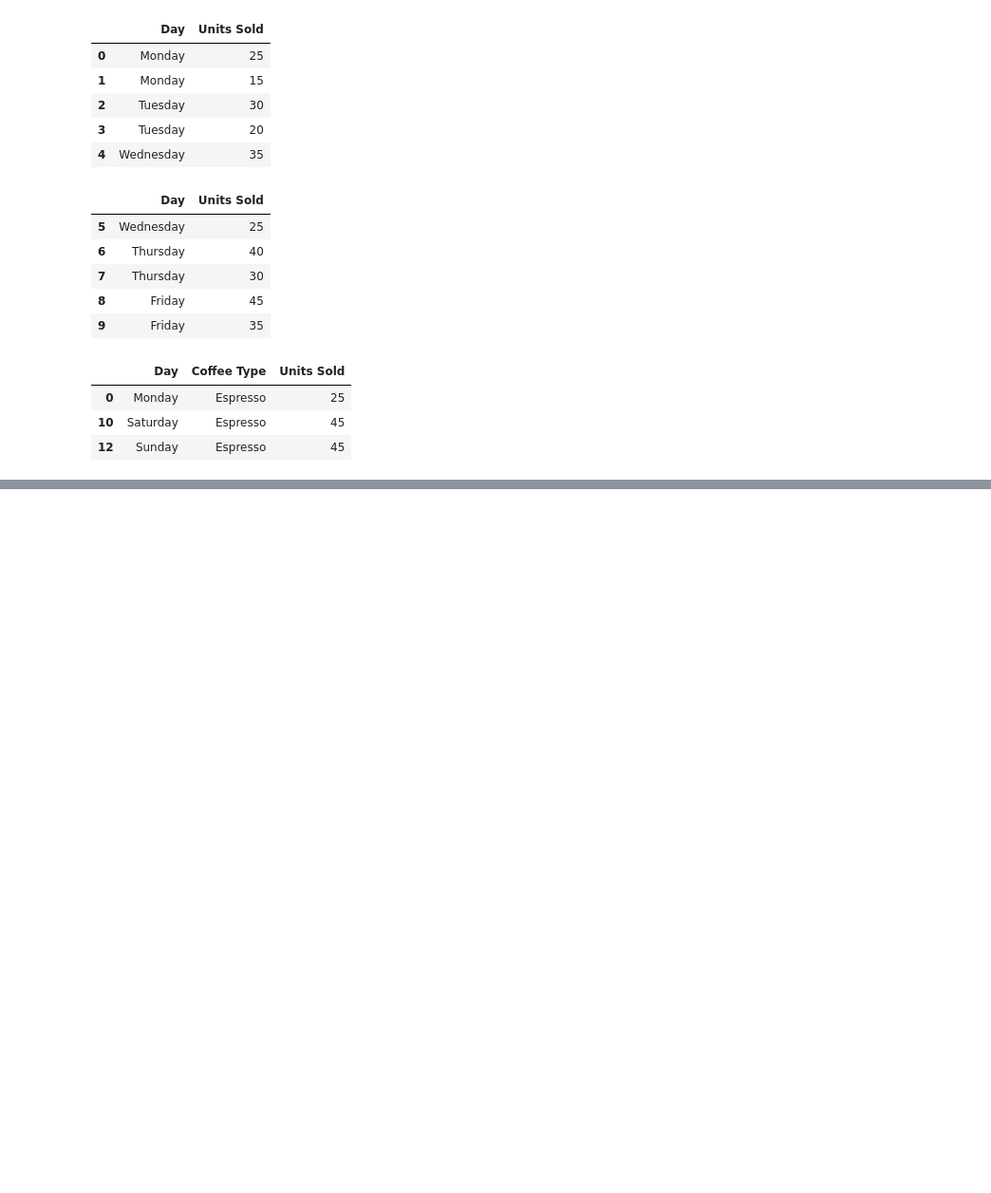
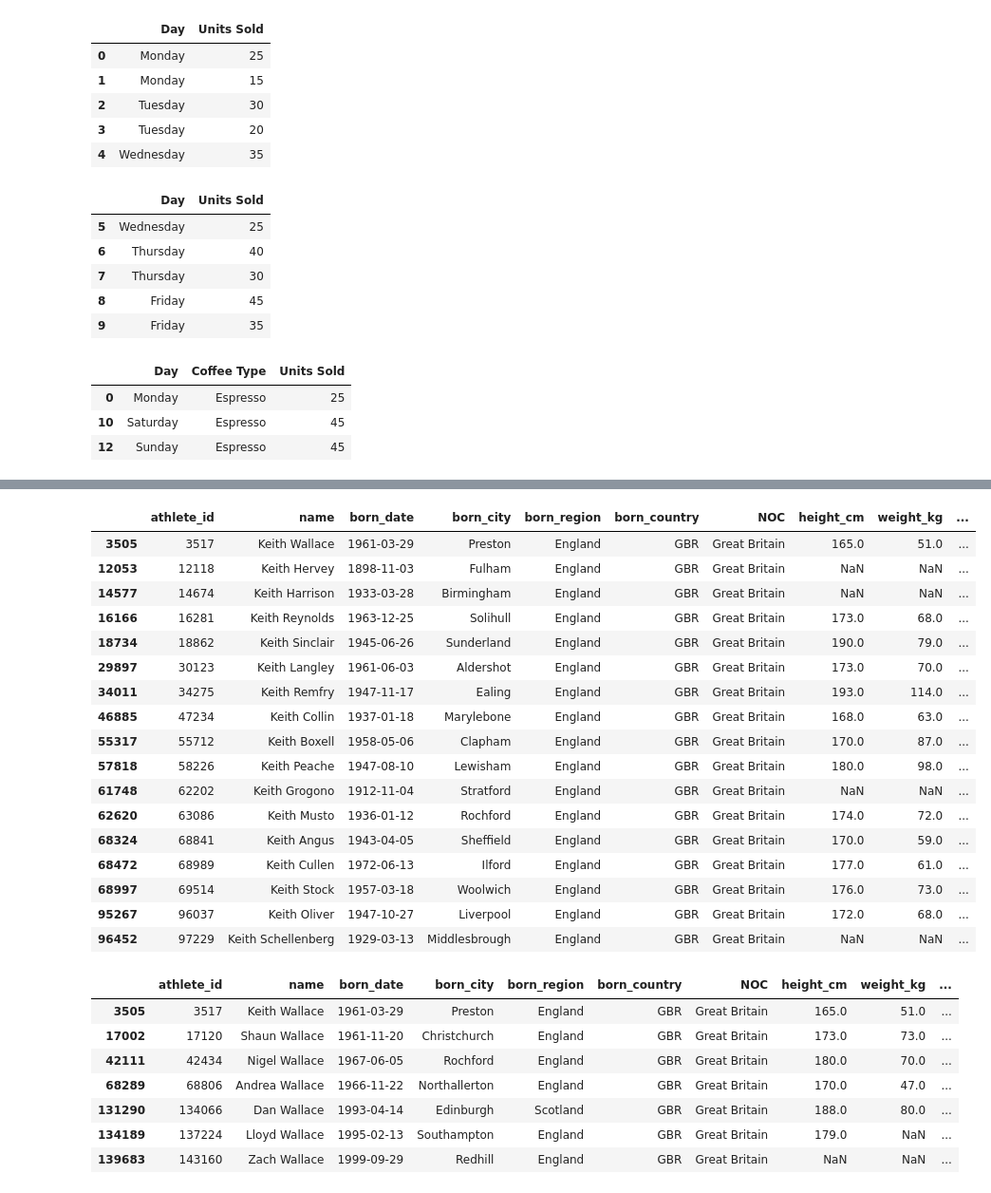
Before and after one commit to TsabitulAz/Pandas-Tutorial, a Jupyter notebook: warmup.ipynb, the cells around one changed output, grey strips where cells are left out. Shown at 95% size. Drawn from its saved outputs; the diff is of its cells as text; code cells hidden in the pictures; blank space fills up the shorter version.

Commit message:
Continued in the file warmup2.ipynb (start by adding or removing columns)

```diff
--- a/warmup.ipynb
+++ b/warmup.ipynb
@@ -200,0 +423,34 @@ coffee.loc[[0,10,12]]
+# %%
+#isin method n startswith() -> startswith : digunakan untuk mencari string tertentu yg diawali dengan teks tertentu
+bios[bios['born_country'].isin(['GBR', 'GER']) & bios['name'].str.lower().str.startswith('keith')]
+
+#penggunaan str.endswith()
+bios[bios['born_country'].isin(['GBR', 'GER']) & bios['name'].str.lower().str.endswith('wallace')]
+#str.lower() -> mengubah string yg berada dalam series menjadi huruf kecil semua, lalu dicocokkan
+# %% [output]
+|  | athlete_id | name | born_date | born_city | born_region | born_country | NOC | height_cm | weight_kg | ... |
+| 3505 | 3517 | Keith Wallace | 1961-03-29 | Preston | England | GBR | Great Britain | 165.0 | 51.0 | ... |
+| 12053 | 12118 | Keith Hervey | 1898-11-03 | Fulham | England | GBR | Great Britain | NaN | NaN | ... |
+| 14577 | 14674 | Keith Harrison | 1933-03-28 | Birmingham | England | GBR | Great Britain | NaN | NaN | ... |
+| 16166 | 16281 | Keith Reynolds | 1963-12-25 | Solihull | England | GBR | Great Britain | 173.0 | 68.0 | ... |
+| 18734 | 18862 | Keith Sinclair | 1945-06-26 | Sunderland | England | GBR | Great Britain | 190.0 | 79.0 | ... |
+| 29897 | 30123 | Keith Langley | 1961-06-03 | Aldershot | England | GBR | Great Britain | 173.0 | 70.0 | ... |
+| 34011 | 34275 | Keith Remfry | 1947-11-17 | Ealing | England | GBR | Great Britain | 193.0 | 114.0 | ... |
+| 46885 | 47234 | Keith Collin | 1937-01-18 | Marylebone | England | GBR | Great Britain | 168.0 | 63.0 | ... |
+| 55317 | 55712 | Keith Boxell | 1958-05-06 | Clapham | England | GBR | Great Britain | 170.0 | 87.0 | ... |
+| 57818 | 58226 | Keith Peache | 1947-08-10 | Lewisham | England | GBR | Great Britain | 180.0 | 98.0 | ... |
+| 61748 | 62202 | Keith Grogono | 1912-11-04 | Stratford | England | GBR | Great Britain | NaN | NaN | ... |
+| 62620 | 63086 | Keith Musto | 1936-01-12 | Rochford | England | GBR | Great Britain | 174.0 | 72.0 | ... |
+| 68324 | 68841 | Keith Angus | 1943-04-05 | Sheffield | England | GBR | Great Britain | 170.0 | 59.0 | ... |
+| 68472 | 68989 | Keith Cullen | 1972-06-13 | Ilford | England | GBR | Great Britain | 177.0 | 61.0 | ... |
+| 68997 | 69514 | Keith Stock | 1957-03-18 | Woolwich | England | GBR | Great Britain | 176.0 | 73.0 | ... |
+| 95267 | 96037 | Keith Oliver | 1947-10-27 | Liverpool | England | GBR | Great Britain | 172.0 | 68.0 | ... |
+| 96452 | 97229 | Keith Schellenberg | 1929-03-13 | Middlesbrough | England | GBR | Great Britain | NaN | NaN | ... |
+|  | athlete_id | name | born_date | born_city | born_region | born_country | NOC | height_cm | weight_kg | ... |
+| 3505 | 3517 | Keith Wallace | 1961-03-29 | Preston | England | GBR | Great Britain | 165.0 | 51.0 | ... |
+| 17002 | 17120 | Shaun Wallace | 1961-11-20 | Christchurch | England | GBR | Great Britain | 173.0 | 73.0 | ... |
+| 42111 | 42434 | Nigel Wallace | 1967-06-05 | Rochford | England | GBR | Great Britain | 180.0 | 70.0 | ... |
+| 68289 | 68806 | Andrea Wallace | 1966-11-22 | Northallerton | England | GBR | Great Britain | 170.0 | 47.0 | ... |
+| 131290 | 134066 | Dan Wallace | 1993-04-14 | Edinburgh | Scotland | GBR | Great Britain | 188.0 | 80.0 | ... |
+| 134189 | 137224 | Lloyd Wallace | 1995-02-13 | Southampton | England | GBR | Great Britain | 179.0 | NaN | ... |
+| 139683 | 143160 | Zach Wallace | 1999-09-29 | Redhill | England | GBR | Great Britain | NaN | NaN | ... |
```
Also changed, not shown: parts of 19 cells of this notebook.
